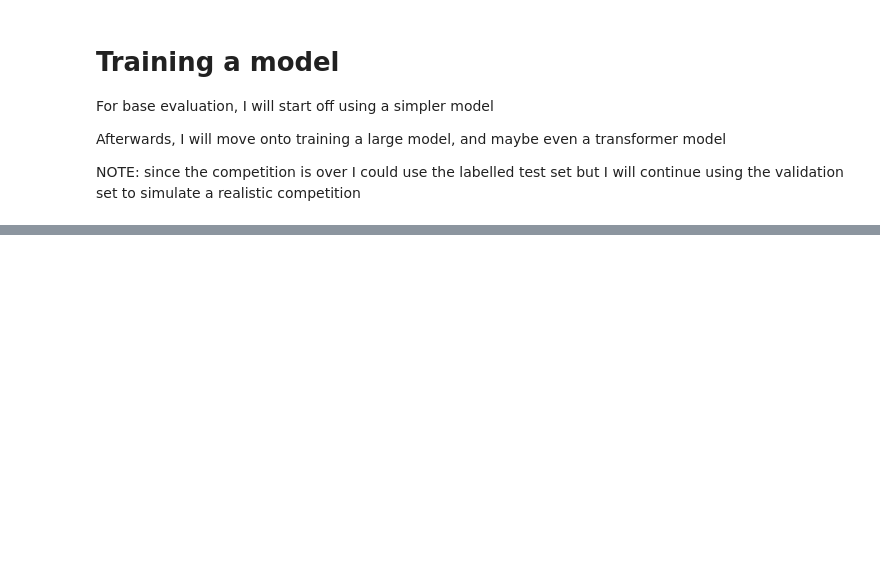
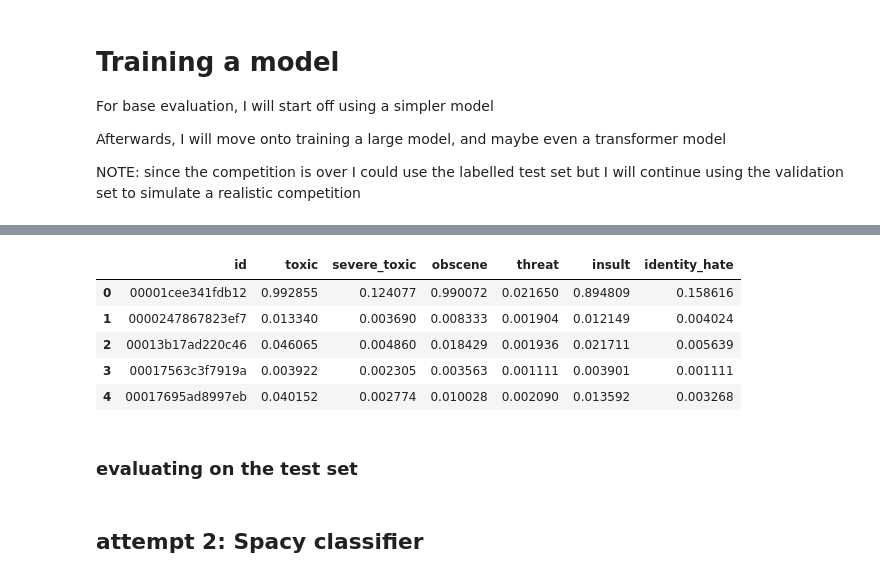
Before and after one commit to MattLaraia/Kaggle_Competitions, a Jupyter notebook: Toxic Comments/notebooks/init_eda.ipynb, the cells around one changed output, grey strips where cells are left out. Cells and saved outputs as stored; diff of their text form; code cells hidden in the pictures; blank space fills up the shorter version.

Commit message:
completed training with base model, sarted spacy

```diff
--- a/Toxic Comments/notebooks/init_eda.ipynb
+++ b/Toxic Comments/notebooks/init_eda.ipynb
@@ -265,0 +322,21 @@ NOTE:  since the competition is over I could use the labelled test set but I wil
+# %%
+label_cols = ['toxic',	'severe_toxic'	,'obscene',	'threat',	'insult', 	'identity_hate']
+# %%
+#train a logistic regression model
+from sklearn.linear_model import LogisticRegression
+from sklearn.feature_extraction.text import TfidfVectorizer
+from sklearn.pipeline import Pipeline
+from sklearn.multiclass import OneVsRestClassifier
+from sklearn.metrics import accuracy_score, precision_score, recall_score, f1_score,roc_auc_score
+
+#instantiate the vectorizer
+tfidf = TfidfVectorizer(stop_words='english', max_df=0.7)
+
+#instantiate the classifier
+lr = LogisticRegression(random_state=1,)
+
+#instantiate the pipeline
+clf = Pipeline([('tfidf', tfidf), ('clf', OneVsRestClassifier(lr))])
+
+#fit the model
+clf.fit(train['comment_text'], train[label_cols])
@@ -265,0 +377,3 @@ NOTE:  since the competition is over I could use the labelled test set but I wil
+# %%
+test = pd.read_csv('../data/test.csv.zip')
+test.head()
@@ -265,0 +387,19 @@ NOTE:  since the competition is over I could use the labelled test set but I wil
+# %%
+test_preds = clf.predict_proba(test['comment_text'])
+#put the predictions into test dataframe
+test[label_cols] = test_preds
+#drop the comment_text column
+test.drop('comment_text', axis=1, inplace=True)
+#save the test dataframe to a csv file
+test.to_csv('../data/submission1_LR.csv', index=False)
+# %%
+test.head()
+# %% [output]
+|  | id | toxic | severe_toxic | obscene | threat | insult | identity_hate |
+| 0 | 00001cee341fdb12 | 0.992855 | 0.124077 | 0.990072 | 0.021650 | 0.894809 | 0.158616 |
+| 1 | 0000247867823ef7 | 0.013340 | 0.003690 | 0.008333 | 0.001904 | 0.012149 | 0.004024 |
+| 2 | 00013b17ad220c46 | 0.046065 | 0.004860 | 0.018429 | 0.001936 | 0.021711 | 0.005639 |
+| 3 | 00017563c3f7919a | 0.003922 | 0.002305 | 0.003563 | 0.001111 | 0.003901 | 0.001111 |
+| 4 | 00017695ad8997eb | 0.040152 | 0.002774 | 0.010028 | 0.002090 | 0.013592 | 0.003268 |
+# %% [markdown]
+### evaluating on the test set
@@ -265,0 +408,2 @@ NOTE:  since the competition is over I could use the labelled test set but I wil
+# %% [markdown]
+## attempt 2: Spacy classifier
```
Also changed, not shown: parts of 24 cells of this notebook.
